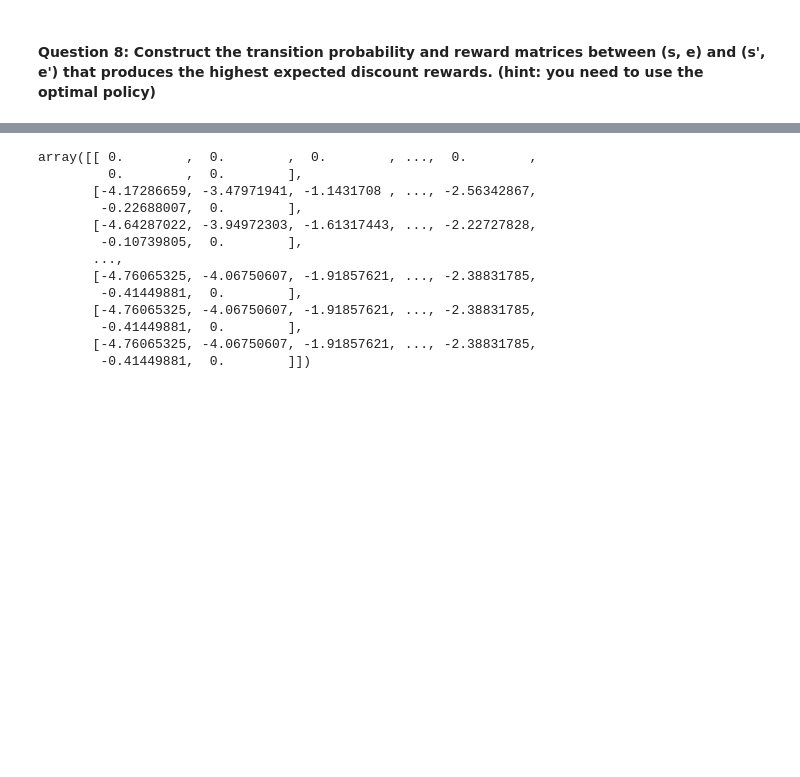
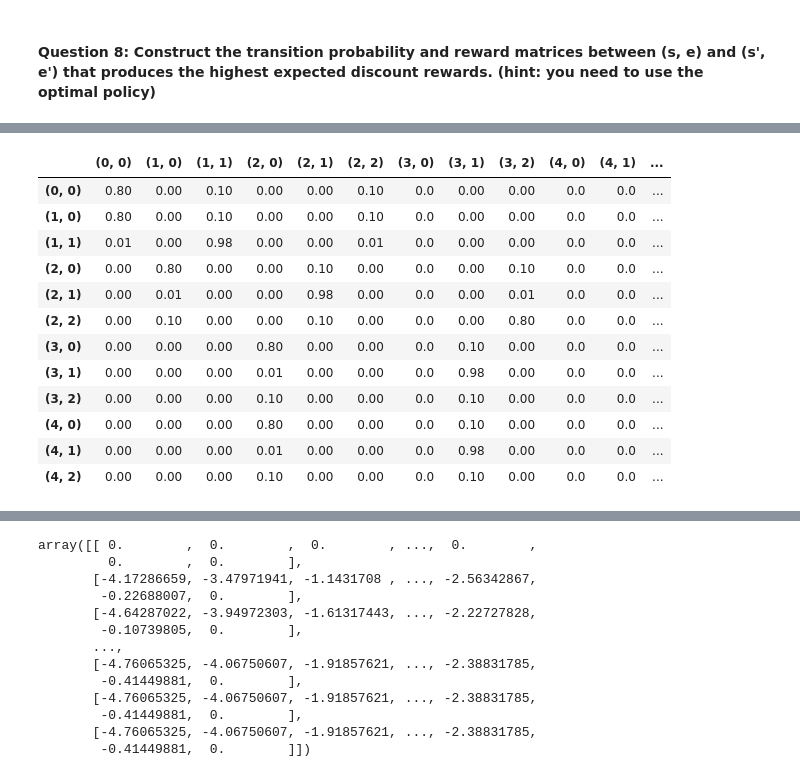
Before and after one commit to colella2/ReinforcementLearning_Assignment2, a Jupyter notebook: Reinforcement_Learning_Assignment 2_Targoon v2.ipynb, the cells around one changed output, grey strips where cells are left out. Saved outputs shown, nothing was run; the diff lists cells and outputs as text; code cells hidden in the pictures; blank space fills up the shorter version.

```diff
--- a/Reinforcement_Learning_Assignment 2_Targoon v2.ipynb
+++ b/Reinforcement_Learning_Assignment 2_Targoon v2.ipynb
@@ -576,0 +611,9 @@ fig.subplots_adjust(top=0.95)
+# %%
+for (s,e) in col_name:
+    for(s_,e_) in col_name:
+        if policy_df.at[599,(s,e)] == 0:
+            Pt_se_df_optimal.at[(s,e),(s_,e_)] = Pt_se_df_0.at[(s,e),(s_,e_)]
+        if policy_df.at[599,(s,e)] == 1:
+            Pt_se_df_optimal.at[(s,e),(s_,e_)] = Pt_se_df_1.at[(s,e),(s_,e_)]
+        if policy_df.at[599,(s,e)] == 2:
+            Pt_se_df_optimal.at[(s,e),(s_,e_)] = Pt_se_df_2.at[(s,e),(s_,e_)]
@@ -576,0 +636,16 @@ fig.subplots_adjust(top=0.95)
+# %%
+Pt_se_df_optimal
+# %% [output]
+|  | (0, 0) | (1, 0) | (1, 1) | (2, 0) | (2, 1) | (2, 2) | (3, 0) | (3, 1) | (3, 2) | (4, 0) | (4, 1) | ... |
+| (0, 0) | 0.80 | 0.00 | 0.10 | 0.00 | 0.00 | 0.10 | 0.0 | 0.00 | 0.00 | 0.0 | 0.0 | ... |
+| (1, 0) | 0.80 | 0.00 | 0.10 | 0.00 | 0.00 | 0.10 | 0.0 | 0.00 | 0.00 | 0.0 | 0.0 | ... |
+| (1, 1) | 0.01 | 0.00 | 0.98 | 0.00 | 0.00 | 0.01 | 0.0 | 0.00 | 0.00 | 0.0 | 0.0 | ... |
+| (2, 0) | 0.00 | 0.80 | 0.00 | 0.00 | 0.10 | 0.00 | 0.0 | 0.00 | 0.10 | 0.0 | 0.0 | ... |
+| (2, 1) | 0.00 | 0.01 | 0.00 | 0.00 | 0.98 | 0.00 | 0.0 | 0.00 | 0.01 | 0.0 | 0.0 | ... |
+| (2, 2) | 0.00 | 0.10 | 0.00 | 0.00 | 0.10 | 0.00 | 0.0 | 0.00 | 0.80 | 0.0 | 0.0 | ... |
+| (3, 0) | 0.00 | 0.00 | 0.00 | 0.80 | 0.00 | 0.00 | 0.0 | 0.10 | 0.00 | 0.0 | 0.0 | ... |
+| (3, 1) | 0.00 | 0.00 | 0.00 | 0.01 | 0.00 | 0.00 | 0.0 | 0.98 | 0.00 | 0.0 | 0.0 | ... |
+| (3, 2) | 0.00 | 0.00 | 0.00 | 0.10 | 0.00 | 0.00 | 0.0 | 0.10 | 0.00 | 0.0 | 0.0 | ... |
+| (4, 0) | 0.00 | 0.00 | 0.00 | 0.80 | 0.00 | 0.00 | 0.0 | 0.10 | 0.00 | 0.0 | 0.0 | ... |
+| (4, 1) | 0.00 | 0.00 | 0.00 | 0.01 | 0.00 | 0.00 | 0.0 | 0.98 | 0.00 | 0.0 | 0.0 | ... |
+| (4, 2) | 0.00 | 0.00 | 0.00 | 0.10 | 0.00 | 0.00 | 0.0 | 0.10 | 0.00 | 0.0 | 0.0 | ... |
```
Also changed, not shown: parts of 22 cells of this notebook.
